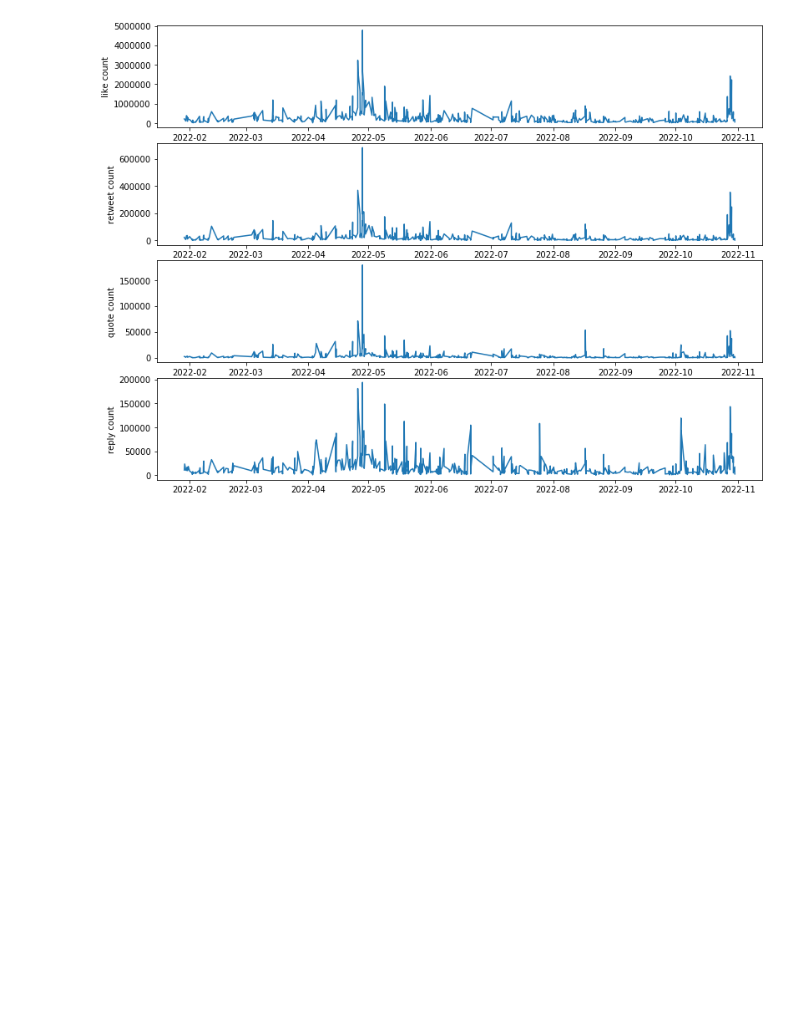
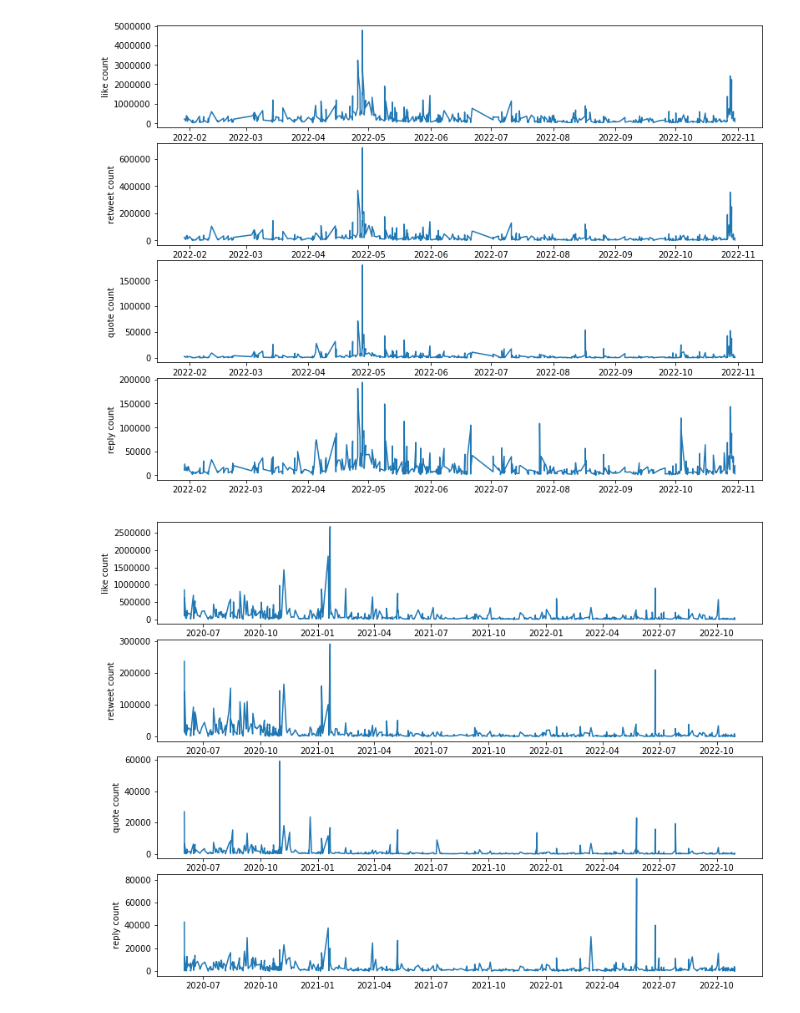
Before and after one commit to Wiktor-99/MAED, a Jupyter notebook: elon_musk_tweet_classification.ipynb, the cells around one changed output. Drawn from its saved outputs; the diff is of its cells as text; code cells hidden in the pictures; blank space fills up the shorter version.

Commit message:
Add plots for deffirent user

```diff
--- a/elon_musk_tweet_classification.ipynb
+++ b/elon_musk_tweet_classification.ipynb
@@ -15,20 +15,29 @@ Akwizycja danych będzie realizowana poprzez publiczny interfejs programowania a
 import matplotlib.pyplot as plt
 import pandas as pd
 import numpy as np
+
+def plot_charts(data_frame, ylabels):
+    fig = plt.figure(figsize=(13,10))
+    fig.subplots_adjust(hspace=0.15,wspace=0.01)
+
+    n_row = len(ylabels)
+    n_col = 1
+    for count, ylabel in enumerate(ylabels):
+        ax = fig.add_subplot(n_row, n_col, count+1)
+        ax.plot(data_frame["created at"].to_numpy(dtype='datetime64'), data_frame[ylabel].to_numpy())
+        ax.set_ylabel(ylabel)
 
 data_frame = pd.read_csv('user_data/basic_elonmusk_tweets.csv')
 data_frame["created at"] = pd.to_datetime(data_frame["created at"])
 
 ylabels = ["like count","retweet count", 'quote count', 'reply count']
 
-fig = plt.figure(figsize=(13,10))
-fig.subplots_adjust(hspace=0.15,wspace=0.01)
 
-n_row = len(ylabels)
-n_col = 1
-for count, ylabel in enumerate(ylabels):
-    ax = fig.add_subplot(n_row, n_col, count+1)
-    ax.plot(data_frame["created at"].to_numpy(dtype='datetime64'), data_frame[ylabel].to_numpy())
-    ax.set_ylabel(ylabel)
+plot_charts(data_frame, ylabels)
 # %% [output]
 [figure]
+# %%
+data_frame = pd.read_csv('user_data/basic_BarackObama_tweets.csv')
+plot_charts(data_frame, ylabels)
+# %% [output]
+[figure, added]
```
